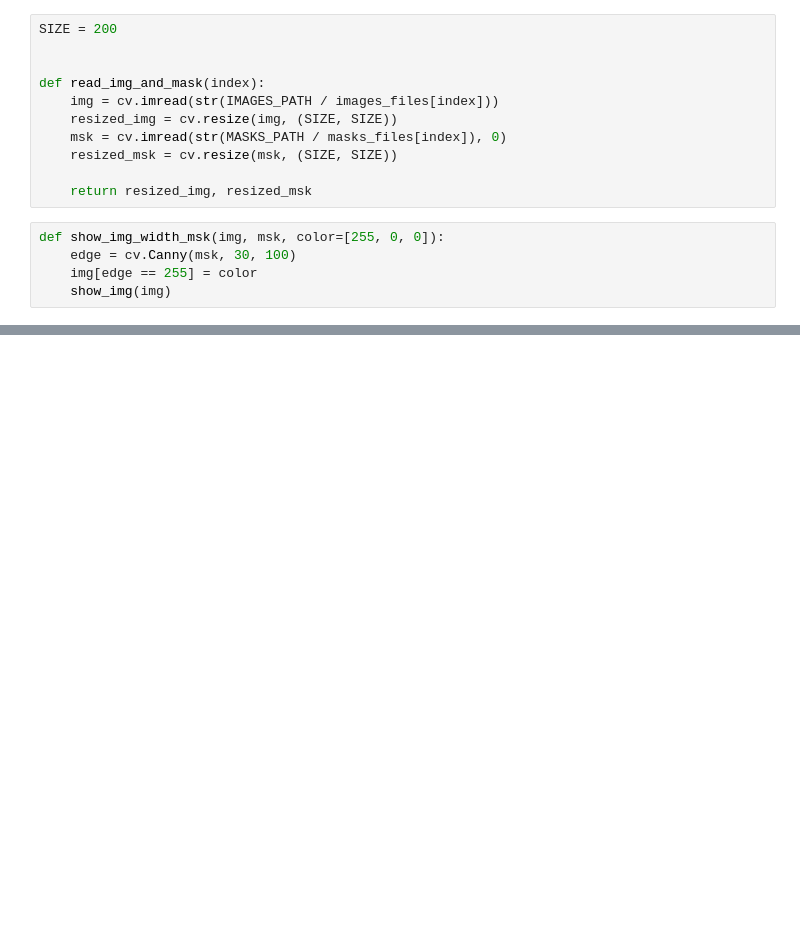
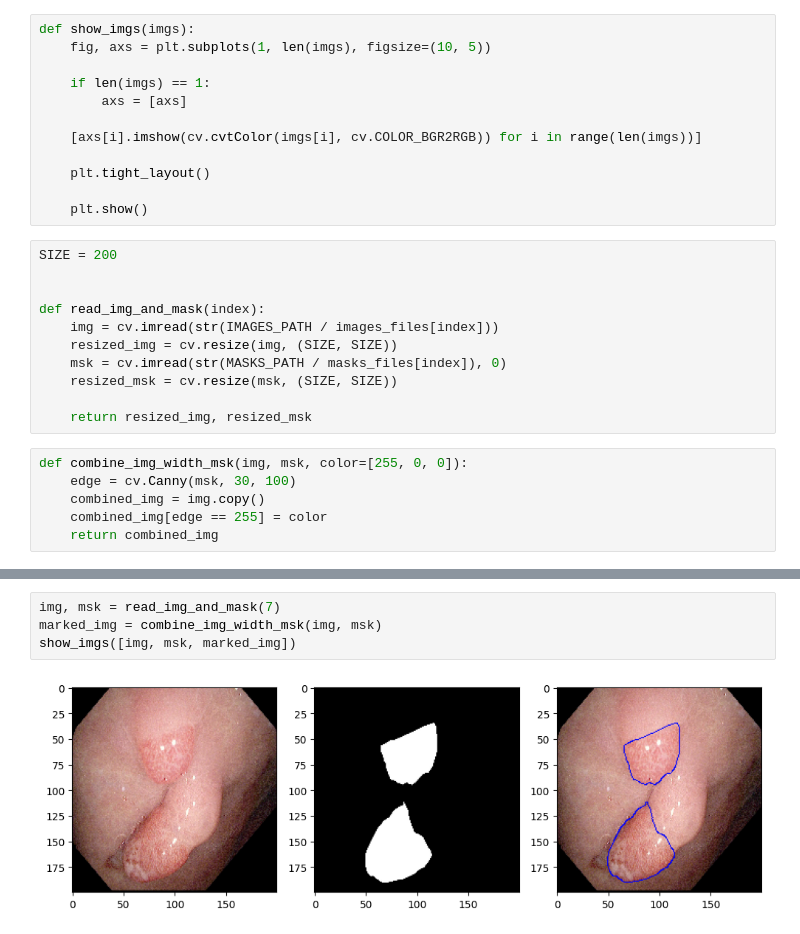
Before and after one commit to mitinull/polyp-segmentation-AI-Project-, a Jupyter notebook: main.ipynb, the cells around one changed output, grey strips where cells are left out. Saved outputs shown, nothing was run; the diff lists cells and outputs as text; blank space fills up the shorter version.

Commit message:
implementing show_imgs function to show several images side by side

```diff
--- a/main.ipynb
+++ b/main.ipynb
@@ -17,3 +15,15 @@ def show_img(img):
+# %%
+def show_imgs(imgs):
+    fig, axs = plt.subplots(1, len(imgs), figsize=(10, 5))
+
+    if len(imgs) == 1:
+        axs = [axs]
+
+    [axs[i].imshow(cv.cvtColor(imgs[i], cv.COLOR_BGR2RGB)) for i in range(len(imgs))]
+
+    plt.tight_layout()
+
+    plt.show()
 # %%
 SIZE = 200
 
@@ -26,7 +36,8 @@ def read_img_and_mask(index):
 
     return resized_img, resized_msk
 # %%
-def show_img_width_msk(img, msk, color=[255, 0, 0]):
+def combine_img_width_msk(img, msk, color=[255, 0, 0]):
     edge = cv.Canny(msk, 30, 100)
-    img[edge == 255] = color
-    show_img(img)
+    combined_img = img.copy()
+    combined_img[edge == 255] = color
+    return combined_img
@@ -41,0 +44,6 @@ show_img_width_msk(img, msk)
+# %%
+img, msk = read_img_and_mask(7)
+marked_img = combine_img_width_msk(img, msk)
+show_imgs([img, msk, marked_img])
+# %% [output]
+[figure, added]
```
Also changed, not shown: parts of 3 cells of this notebook.
